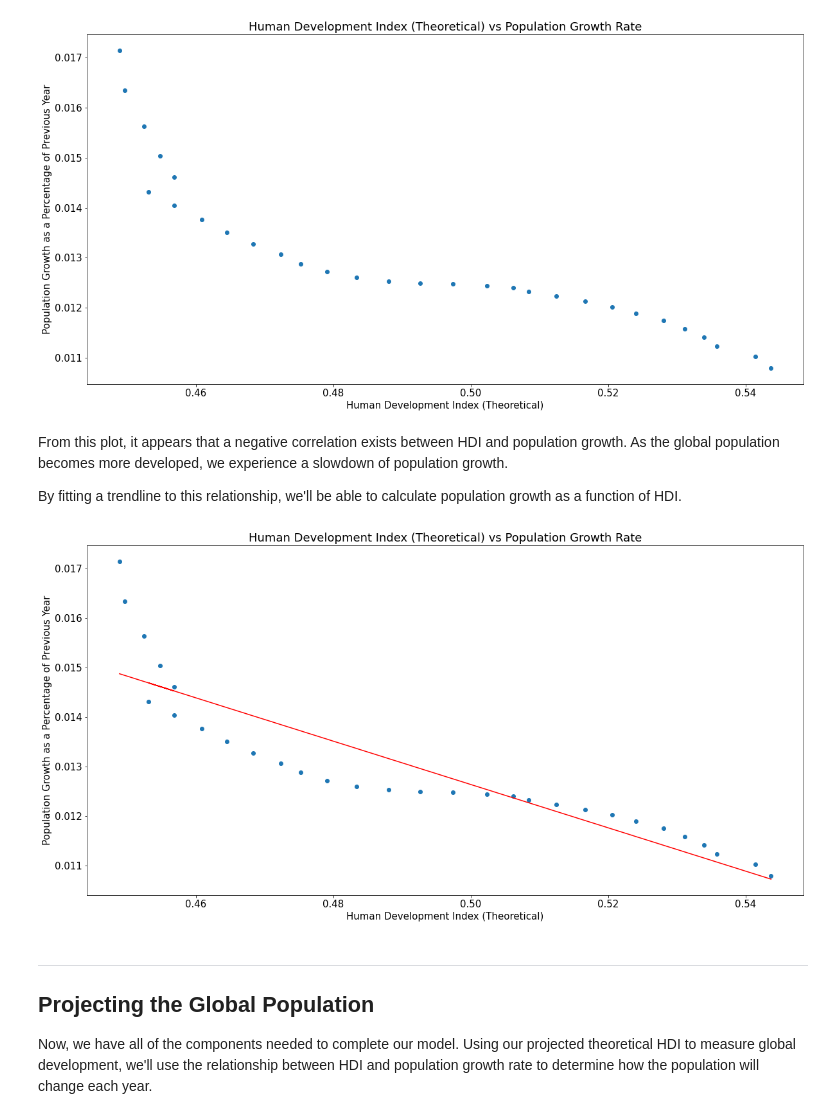
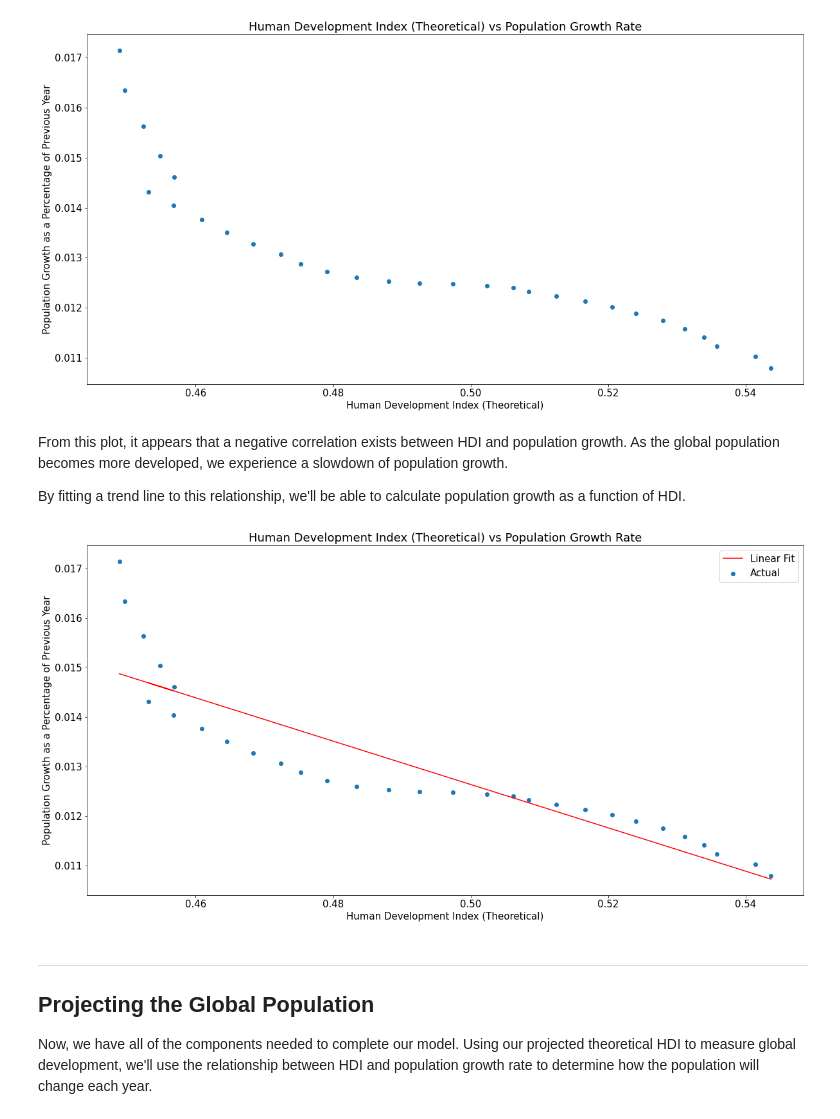
Before and after one commit to jcarballo1/cs5395-project1, a Jupyter notebook: Project1.ipynb, the cells around one changed output. Saved outputs shown, nothing was run; the diff lists cells and outputs as text; code cells hidden in the pictures.

```diff
--- a/Project1.ipynb
+++ b/Project1.ipynb
@@ -101,7 +104,7 @@ import warnings
 # Ignore warnings
 warnings.filterwarnings('ignore')
 # %%
-read_df = pd.read_csv('aggregate_hdi_indicators_with_population.csv')
+read_df = pd.read_csv('data/aggregate_hdi_indicators_with_population.csv')
 
 read_df.head()
 # %% [output]
@@ -478,22 +503,26 @@ plt.show()
 # %% [markdown]
 From this plot, it appears that a negative correlation exists between HDI and population growth. As the global population becomes more developed, we experience a slowdown of population growth.
 
-By fitting a trendline to this relationship, we'll be able to calculate population growth as a function of HDI.
+By fitting a trend line to this relationship, we'll be able to calculate population growth as a function of HDI.
 # %%
 # Determine coeffeicient & constant for our linear regression
 reg_m, reg_b = np.polyfit(hdi_vs_pop_growth.theoretical_hdi, hdi_vs_pop_growth.pop_growth_rate, deg=1)
 
 # Plot the trendline over our previous plot
 plt.figure(figsize=PLOT_SIZE)
 plt.rc('font', size=FONT_SIZE)
-plt.scatter(hdi_vs_pop_growth.theoretical_hdi, hdi_vs_pop_growth.pop_growth_rate)
-plt.plot(hdi_vs_pop_growth.theoretical_hdi, reg_m * hdi_vs_pop_growth.theoretical_hdi + reg_b, color='red')
+plt.scatter(hdi_vs_pop_growth.theoretical_hdi, hdi_vs_pop_growth.pop_growth_rate, label='Actual')
+plt.plot(
+    hdi_vs_pop_growth.theoretical_hdi,
+    reg_m * hdi_vs_pop_growth.theoretical_hdi + reg_b,
+    color='red', label='Linear Fit')
 plt.title('Human Development Index (Theoretical) vs Population Growth Rate')
 plt.xlabel('Human Development Index (Theoretical)')
 plt.ylabel('Population Growth as a Percentage of Previous Year')
+plt.legend(loc='upper right')
 plt.show()
 # %% [output]
-[figure, old version]
+[figure, new version]
 # %% [markdown]
 ---
 ## Projecting the Global Population
```
Also changed, not shown: parts of 25 cells of this notebook.
